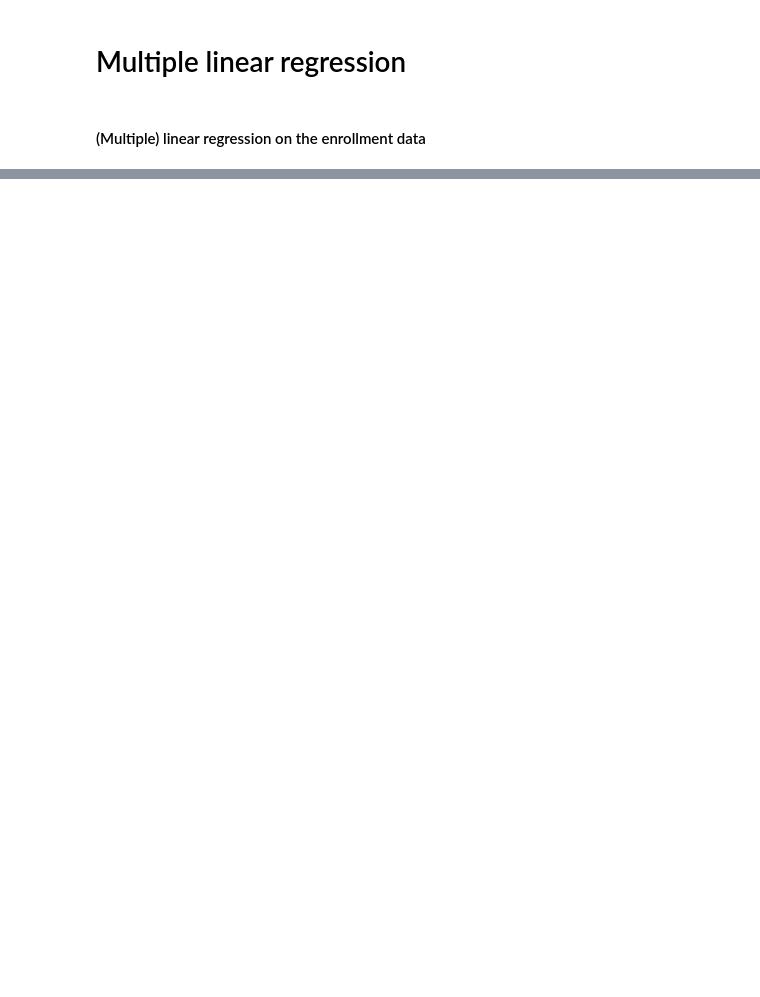
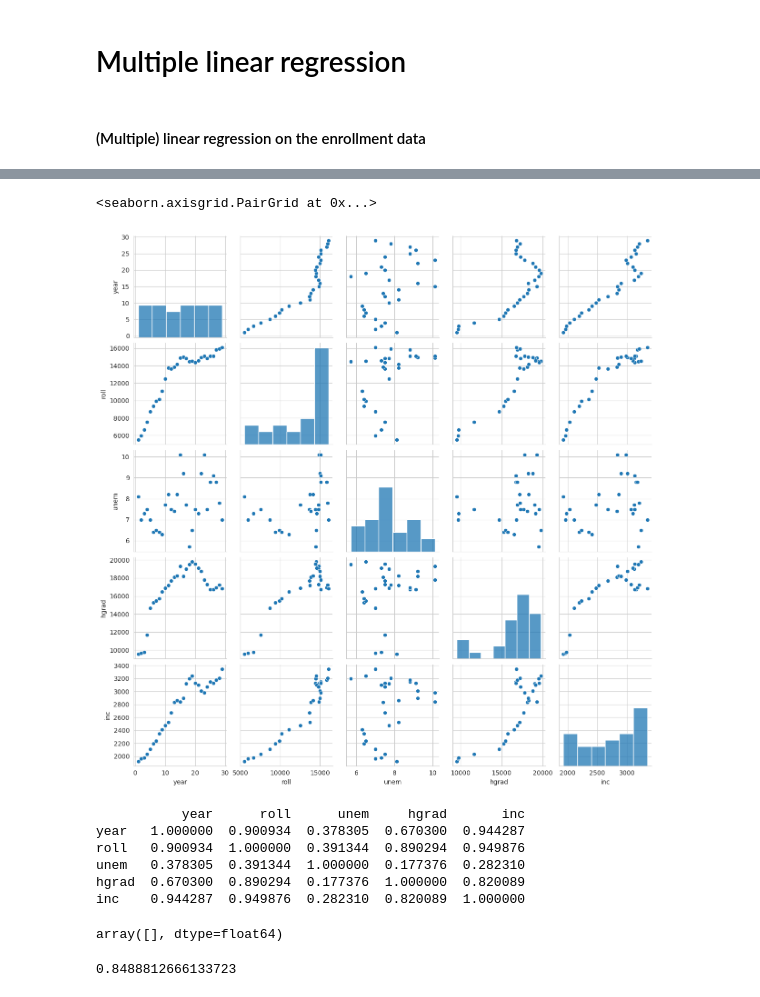
Before and after one commit to LinkedInLearning/python-for-data-science-and-machine-learning-essential-training-part-2-3016934, a Jupyter notebook: notebooks/02_02_b.ipynb, the cells around one changed output, grey strips where cells are left out. Drawn from its saved outputs; the diff is of its cells as text; code cells hidden in the pictures; blank space fills up the shorter version.

```diff
--- a/notebooks/02_02_b.ipynb
+++ b/notebooks/02_02_b.ipynb
@@ -20,3 +20,8 @@ rcParams['figure.figsize'] = 5, 4
 sns.set_style('whitegrid')
 # %% [markdown]
 #### (Multiple) linear regression on the enrollment data
+# %%
+address = '/workspaces/python-for-data-science-and-machine-learning-essential-training-part-2-3016934/data/enrollment_forecast.csv'
+enroll = pd.read_csv(address)
+enroll.columns = ['year','roll','unem','hgrad','inc']
+enroll.head()
@@ -22,0 +35,14 @@ sns.set_style('whitegrid')
+# %%
+sns.pairplot(enroll)
+# %% [output]
+<seaborn.axisgrid.PairGrid at 0x...>
+[figure, added]
+# %%
+print(enroll.corr())
+# %% [output]
+           year      roll      unem     hgrad       inc
+year   1.000000  0.900934  0.378305  0.670300  0.944287
+roll   0.900934  1.000000  0.391344  0.890294  0.949876
+unem   0.378305  0.391344  1.000000  0.177376  0.282310
+hgrad  0.670300  0.890294  0.177376  1.000000  0.820089
+inc    0.944287  0.949876  0.282310  0.820089  1.000000
@@ -22,0 +54,11 @@ sns.set_style('whitegrid')
+# %%
+missing_values = X==np.nan
+X[missing_values == True]
+# %% [output]
+array([], dtype=float64)
+# %%
+LinReg = LinearRegression()
+LinReg.fit(X,y)
+print(LinReg.score(X,y))
+# %% [output]
+0.8488812666133723
```
Also changed, not shown: parts of 2 cells of this notebook, 5 other files.
